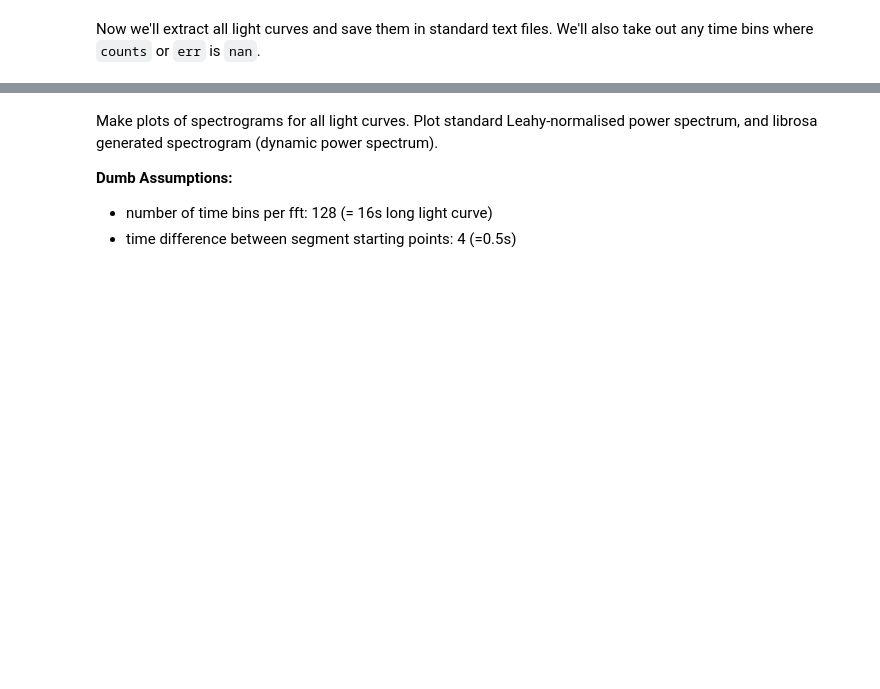
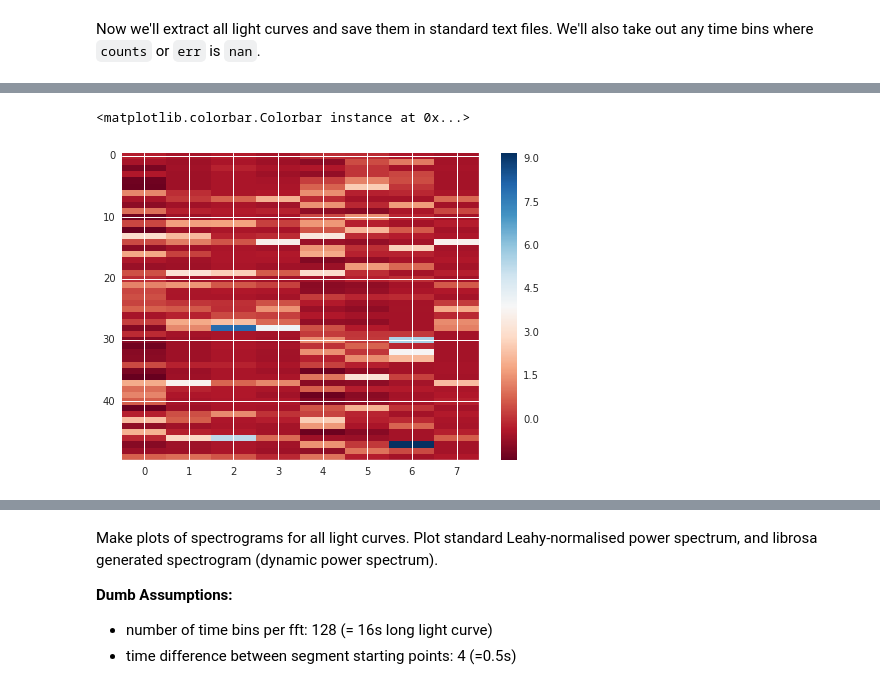
Before and after one commit to dhuppenkothen/BlackHoleMagic, a Jupyter notebook: GRS1915_RXTE_std1_analysis.ipynb, the cells around one changed output, grey strips where cells are left out. Drawn from its saved outputs; the diff is of its cells as text; code cells hidden in the pictures; blank space fills up the shorter version.

Commit message:
Started with basic unsupervised clustering

```diff
--- a/GRS1915_RXTE_std1_analysis.ipynb
+++ b/GRS1915_RXTE_std1_analysis.ipynb
@@ -26,6 +26,8 @@ import matplotlib.pyplot as plt
 # %%
 import os
 import fnmatch
+import seaborn as sns
+sns.set()
 
 def search_filenames_recursively(testdir, testexpression):
     matches = []
@@ -52,0 +111,24 @@ for a in all_lcs:
+# %%
+d_all = []
+for f in files:
+    d = np.loadtxt(f)
+    #times = d[:,0]
+    #counts = d[:,1]
+    #plt.plot(times, counts)
+    dt_data = d[1:,0]-d[:-1,0]
+    ### split data with breaks
+    breaks = np.where(dt_data > 0.125)[0]
+    print(breaks)
+    if len(breaks) == 0:
+        d_all.append(d)
+    else:
+        for i,b in enumerate(breaks):
+            #print("Break in light curve at time bin %i; length of break dt = %.3f"%(b, dt_data[b]))
+            if i == 0:
+                if b == 0:
+                    continue
+                else:
+                    dtemp = d[:b]
+            else:
+                dtemp = d[breaks[i-1]+1:b]
+            d_all.append(dtemp)
@@ -52,0 +244,15 @@ for a in all_lcs:
+# %%
+from sklearn import metrics
+from sklearn.cluster import KMeans
+from sklearn.preprocessing import StandardScaler
+
+features = np.array([fmu, fvar, psd_a, psd_b, psd_c, psd_d, pc1, pc2])
+features = np.transpose(features)
+scaler = StandardScaler().fit(features)
+f_scaled = scaler.transform(features)
+# %%
+## Brian's clustering code
+from hartigan import HartiganOnline
+
+ho = HartiganOnline(n_clusters=50, max_iter=f_scaled.shape[0]*10, shuffle=True, spherical=False, verbose=True)
+ho.fit(f_scaled)
@@ -52,0 +276,6 @@ for a in all_lcs:
+# %%
+plt.imshow(ho.cluster_centers_, interpolation="None", aspect="auto", cmap="RdBu")
+plt.colorbar()
+# %% [output]
+<matplotlib.colorbar.Colorbar instance at 0x...>
+[figure, added]
```
Also changed, not shown: parts of 10 cells of this notebook.
